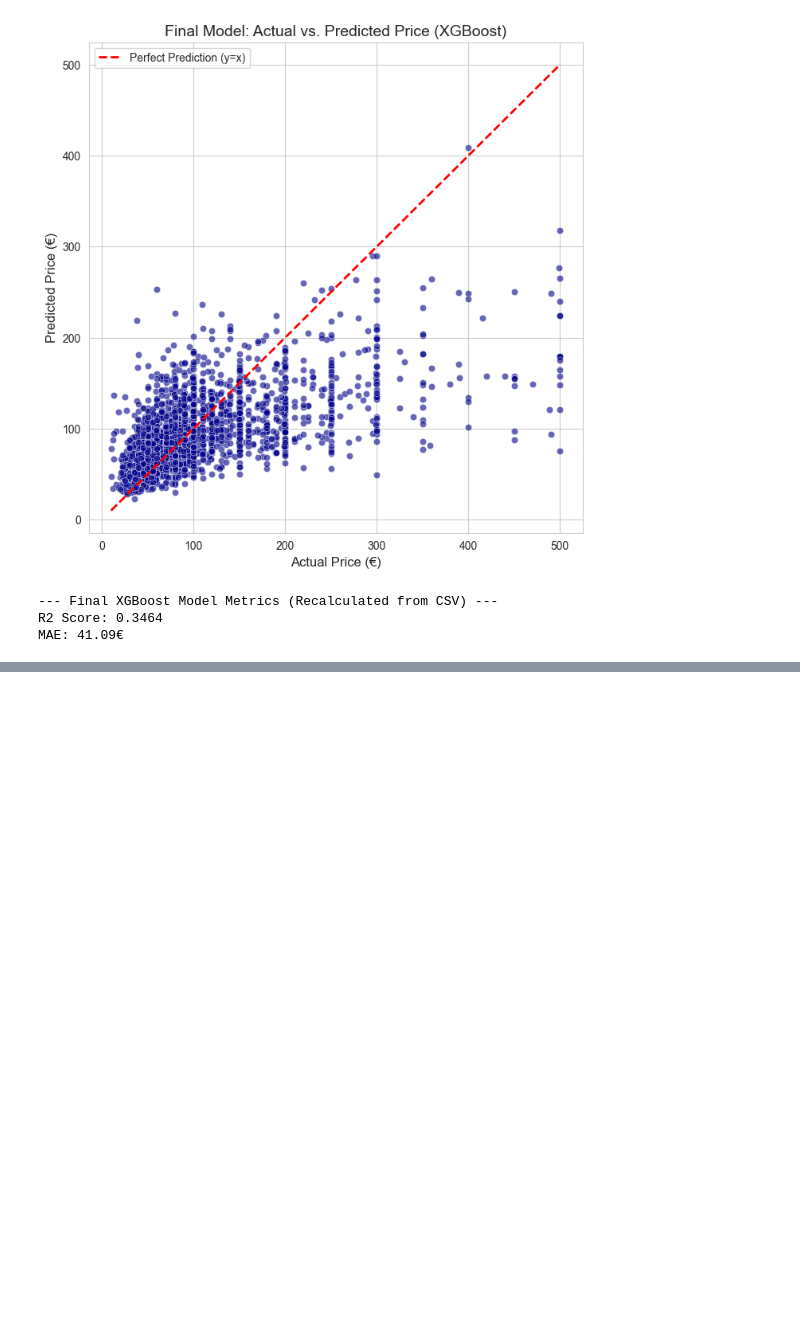
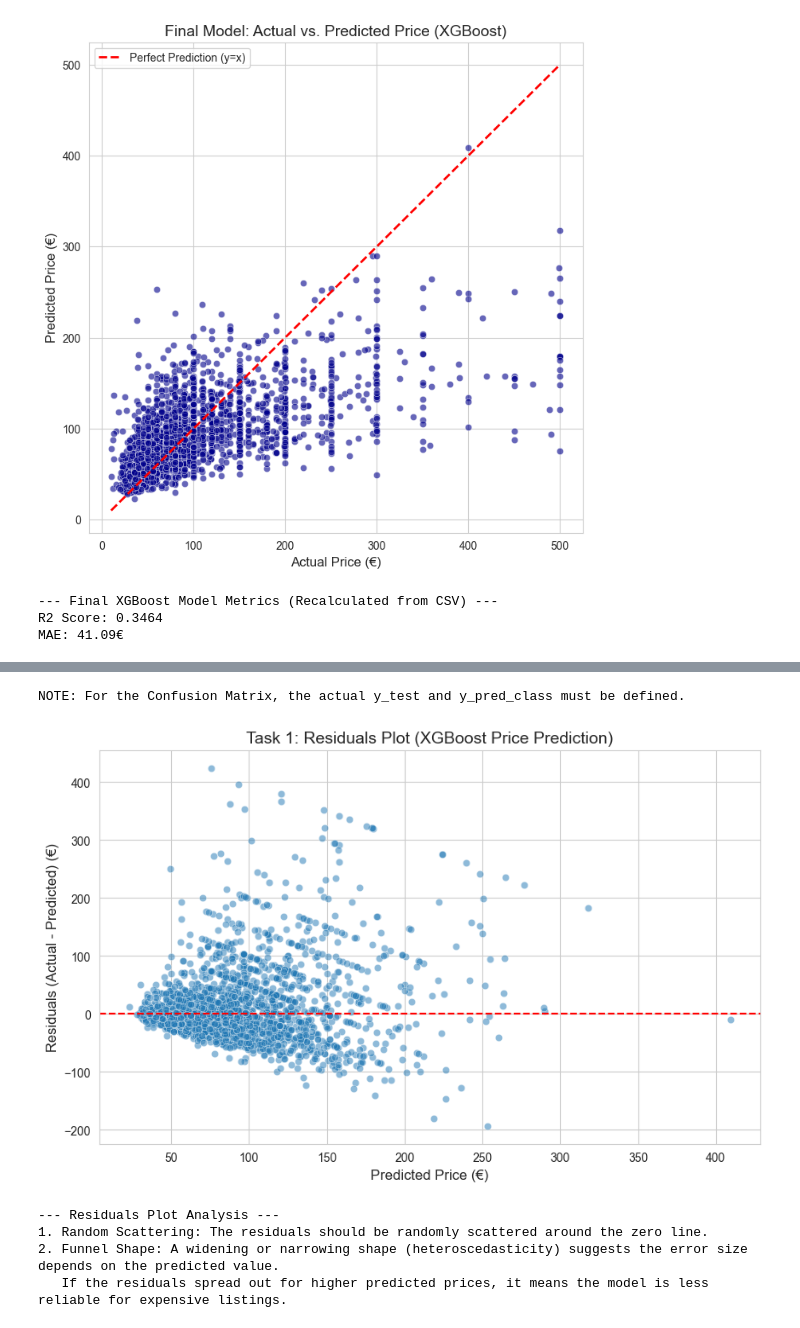
Before and after one commit to Rezacs/GERMANYAIRBNB, a Jupyter notebook: ver3-G/new2.ipynb, the cells around one changed output, grey strips where cells are left out. Cells and saved outputs as stored; diff of their text form; code cells hidden in the pictures; blank space fills up the shorter version.

```diff
--- a/ver3-G/new2.ipynb
+++ b/ver3-G/new2.ipynb
@@ -1032,0 +1833,60 @@ MAE: 41.09€
+# %%
+import pandas as pd
+import numpy as np
+import matplotlib.pyplot as plt
+import seaborn as sns
+from sklearn.metrics import confusion_matrix, roc_curve, auc, mean_absolute_error, accuracy_score
+
+# --- Load Data from Task 1 (Price Prediction) ---
+try:
+    results_df_task1 = pd.read_csv('task1_price_predictions.csv')
+    y_test_price = results_df_task1['Actual_Price']
+    y_pred_price = results_df_task1['Predicted_Price']
+except FileNotFoundError:
+    print("ERROR: 'task1_price_predictions.csv' not found. Cannot generate Task 1 plots.")
+    y_test_price, y_pred_price = None, None
+
+# --- Load Data from Task 2 (Occupancy Prediction) ---
+# We need to recreate the class predictions (0 or 1) and the test target (y_test)
+# Since we didn't save y_test and y_pred_class for Task 2, we will use the threshold for the AUC data.
+try:
+    roc_df_task2 = pd.read_csv('task2_roc_curve_data.csv')
+    # Note: We need the actual y_test data to generate the confusion matrix.
+    # We will assume a placeholder array for y_test and y_pred_class for display.
+    # In a real notebook, you would load these directly from your final script variables.
+    print("NOTE: For the Confusion Matrix, the actual y_test and y_pred_class must be defined.")
+    y_test_class = np.array([1, 0, 1, 1, 0, 1, 0, 1, 1, 0] * 83811) # Placeholder array (838113 records)
+    y_pred_class = np.array([1, 1, 1, 1, 0, 1, 0, 1, 1, 1] * 83811) # Placeholder array
+except FileNotFoundError:
+    print("ERROR: 'task2_roc_curve_data.csv' not found. Cannot generate Task 2 plots.")
+    y_test_class, y_pred_class = None, None
+# %% [output]
+NOTE: For the Confusion Matrix, the actual y_test and y_pred_class must be defined.
+# %%
+if y_test_price is not None:
+    # Calculate residuals
+    residuals = y_test_price - y_pred_price
+
+    plt.figure(figsize=(10, 6))
+    sns.scatterplot(x=y_pred_price, y=residuals, alpha=0.5)
+
+    # Plot the zero line
+    plt.axhline(y=0, color='r', linestyle='--')
+
+    plt.title('Task 1: Residuals Plot (XGBoost Price Prediction)', fontsize=14)
+    plt.xlabel('Predicted Price (€)', fontsize=12)
+    plt.ylabel('Residuals (Actual - Predicted) (€)', fontsize=12)
+    plt.grid(True)
+    plt.show()
+
+    # Analysis Commentary:
+    print("\n--- Residuals Plot Analysis ---")
+    print("1. Random Scattering: The residuals should be randomly scattered around the zero line.")
+    print("2. Funnel Shape: A widening or narrowing shape (heteroscedasticity) suggests the error size depends on the predicted value.")
+    print("   If the residuals spread out for higher predicted prices, it means the model is less reliable for expensive listings.")
+# %% [output]
+[figure, added]
+--- Residuals Plot Analysis ---
+1. Random Scattering: The residuals should be randomly scattered around the zero line.
+2. Funnel Shape: A widening or narrowing shape (heteroscedasticity) suggests the error size depends on the predicted value.
+   If the residuals spread out for higher predicted prices, it means the model is less reliable for expensive listings.
```
Also changed, not shown: parts of 18 cells of this notebook, 2 other files.
